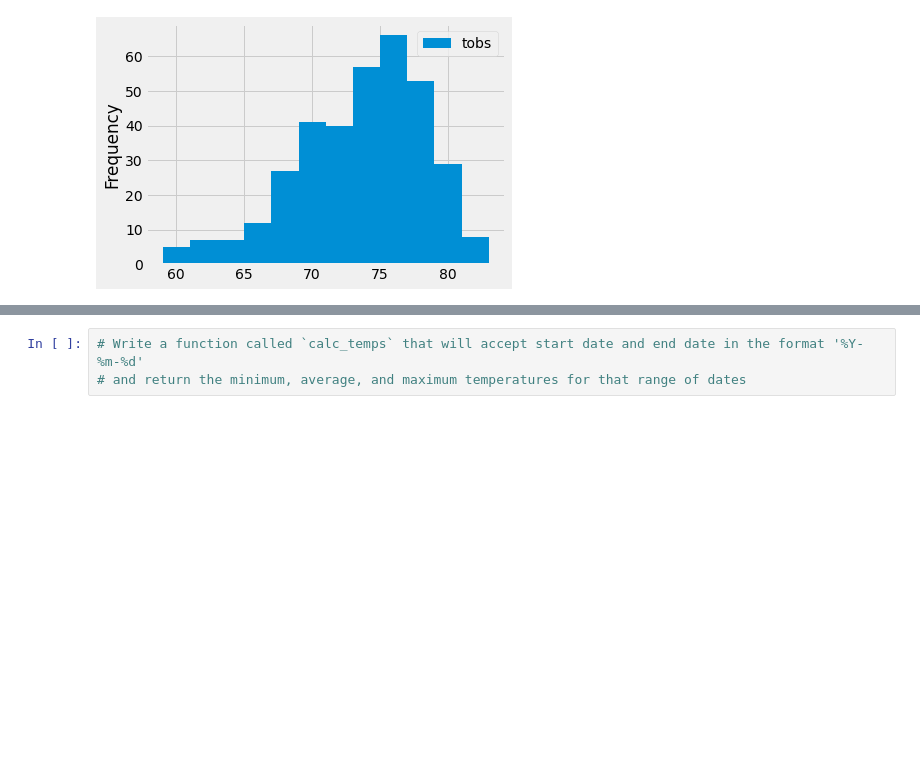
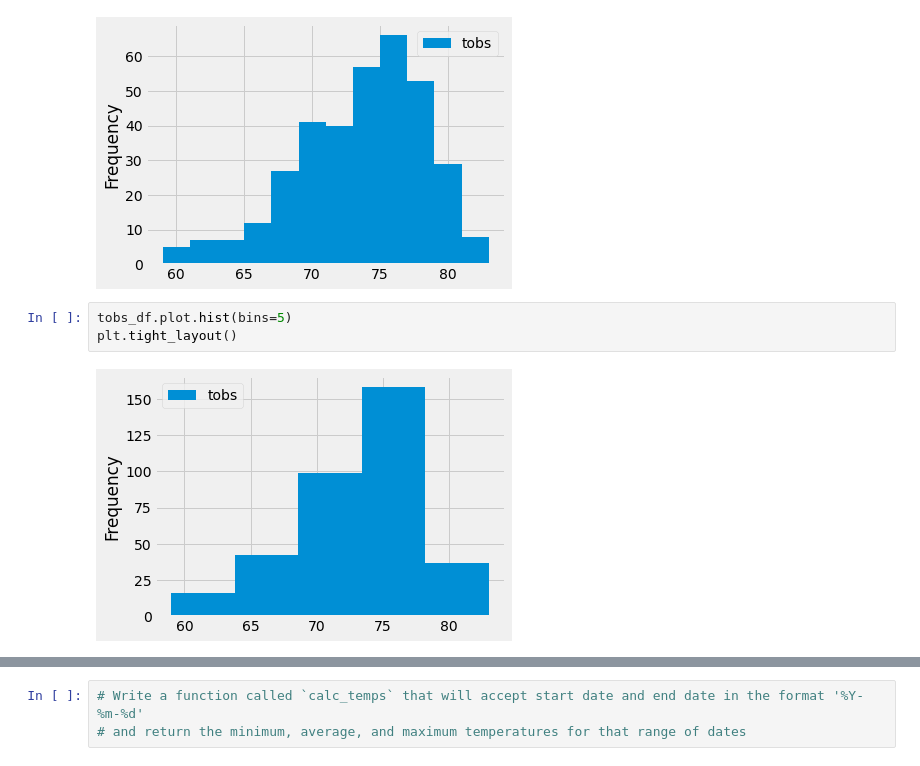
Before and after one commit to mpooser417/surfs_up, a Jupyter notebook: climate_analysis.ipynb, the cells around one changed output, grey strips where cells are left out. Drawn from its saved outputs; the diff is of its cells as text; blank space fills up the shorter version.

```diff
--- a/climate_analysis.ipynb
+++ b/climate_analysis.ipynb
@@ -169,3 +169,8 @@ tobs_df.plot.hist(bins=12)
 plt.tight_layout()
 # %% [output]
 [figure]
+# %%
+tobs_df.plot.hist(bins=5)
+plt.tight_layout()
+# %% [output]
+[figure, added]
```
Also changed, not shown: parts of 1 cell of this notebook, 1 other file.
